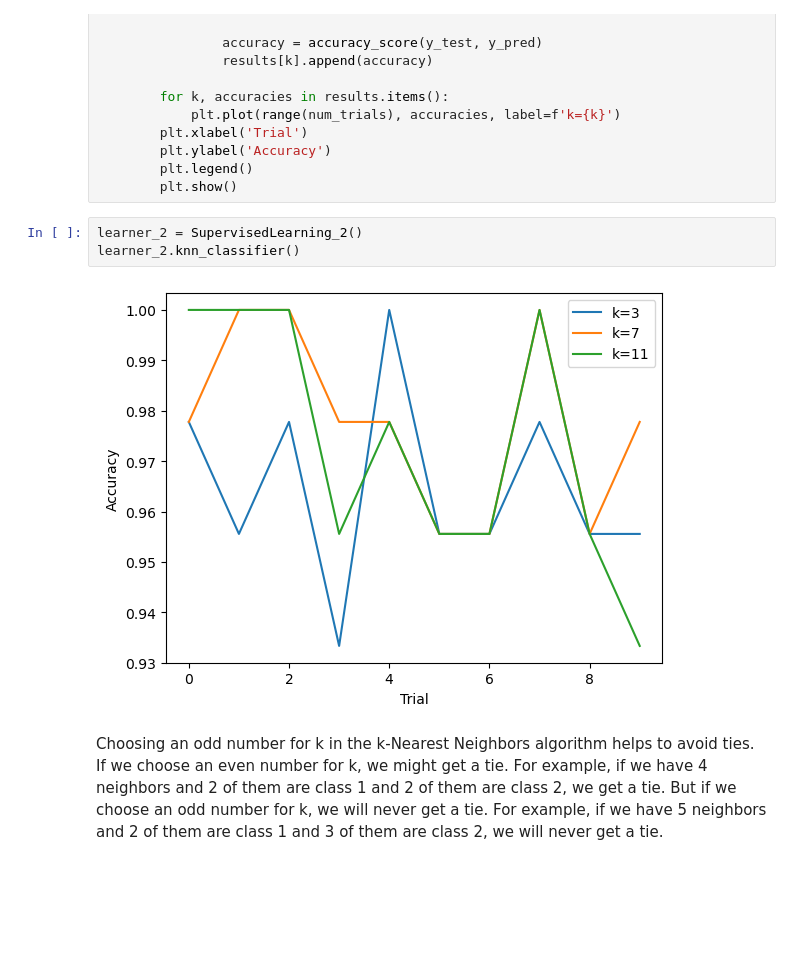
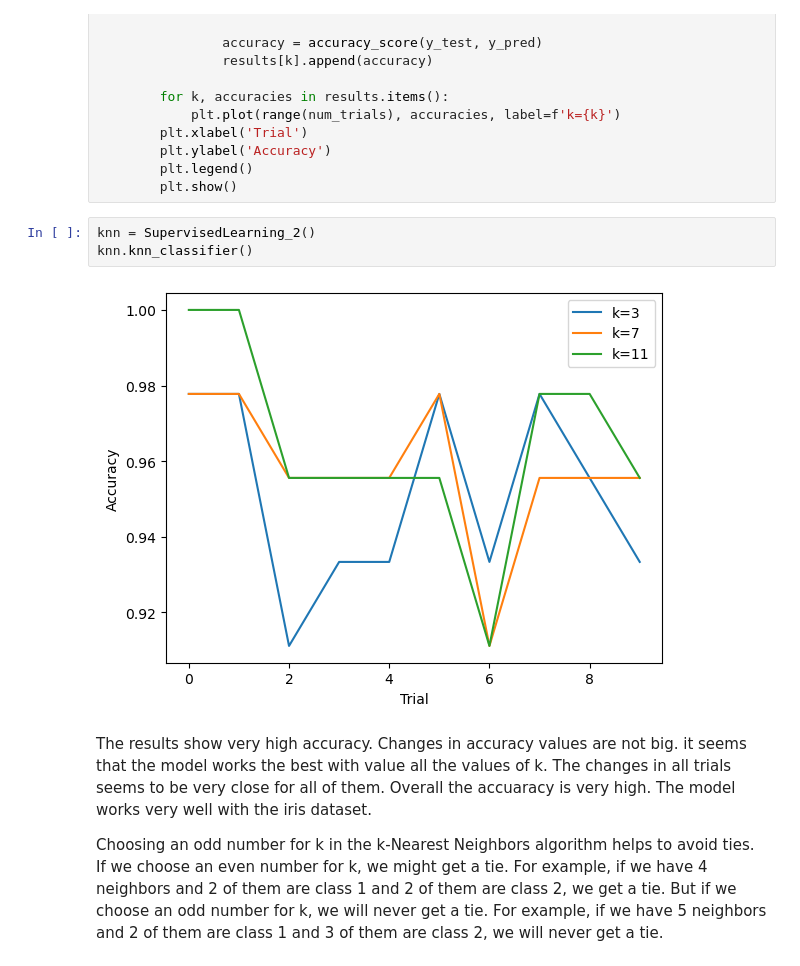
Before and after one commit to Qubi0-0/MachineLearning, a Jupyter notebook: SupervisedLearning/SupervisedLearning.ipynb, the cells around one changed output. Saved outputs shown, nothing was run; the diff lists cells and outputs as text; blank space fills up the shorter version.

```diff
--- a/SupervisedLearning/SupervisedLearning.ipynb
+++ b/SupervisedLearning/SupervisedLearning.ipynb
@@ -277,10 +277,12 @@ class SupervisedLearning_2:
         plt.legend()
         plt.show()
 # %%
-learner_2 = SupervisedLearning_2()
-learner_2.knn_classifier()
+knn = SupervisedLearning_2()
+knn.knn_classifier()
 # %% [output]
-[figure, old version]
+[figure, new version]
 # %% [markdown]
+The results show very high accuracy. Changes in accuracy values are not big. it seems that the model works the best with value all the values of k. The changes in all trials seems to be very close for all of them. Overall the accuaracy is very high. The model works very well with the iris dataset.
+
 Choosing an odd number for k in the k-Nearest Neighbors algorithm helps to avoid ties. If we choose an even number for k, we might get a tie. For example, if we have 4 neighbors and 2 of them are class 1 and 2 of them are class 2, we get a tie. But if we choose an odd number for k, we will never get a tie. For example, if we have 5 neighbors and 2 of them are class 1 and 3 of them are class 2, we will never get a tie.
 # %%
```
Also changed, not shown: parts of 5 cells of this notebook.
